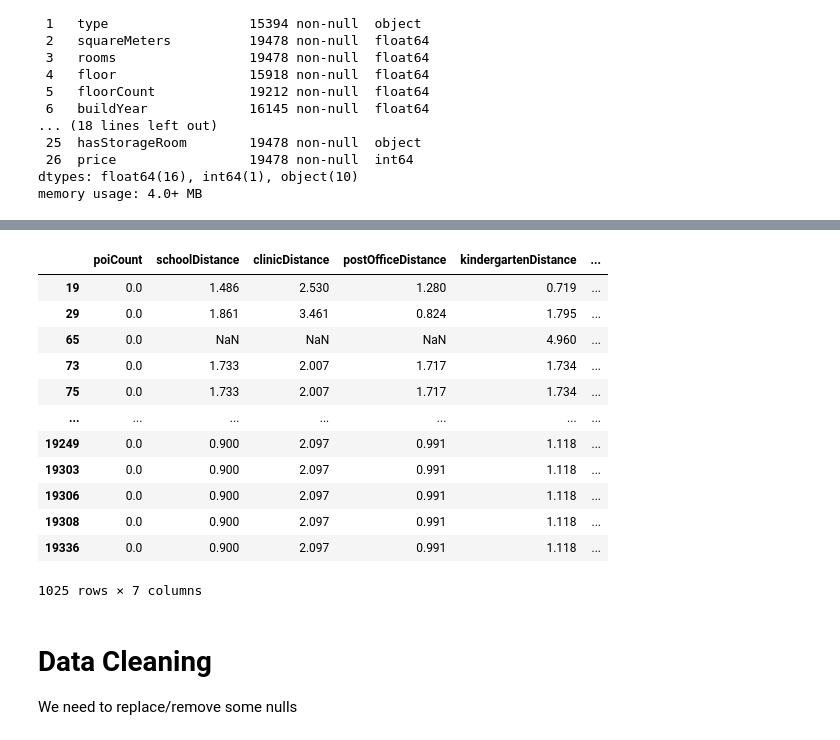
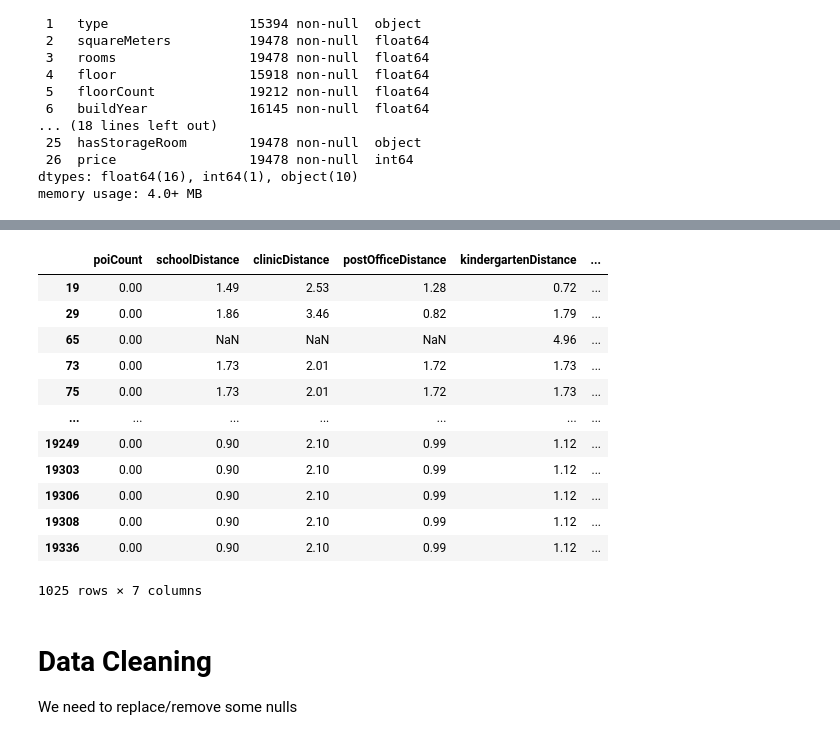
Before and after one commit to PiotrMachaj/Studies, a Jupyter notebook: Apartment Prices in Poland/apartment_prices.ipynb, the cells around one changed output, grey strips where cells are left out. Drawn from its saved outputs; the diff is of its cells as text; code cells hidden in the pictures.

```diff
--- a/Apartment Prices in Poland/apartment_prices.ipynb
+++ b/Apartment Prices in Poland/apartment_prices.ipynb
@@ -81,6 +73,9 @@ Data columns (total 27 columns):
  26  price                 19478 non-null  int64
 dtypes: float64(16), int64(1), object(10)
 memory usage: 4.0+ MB
+# %%
+#Formatting for floats (price)
+pd.set_option('float_format', '{:.2f}'.format)
 # %%
 df.describe()
 # %% [output]
@@ -96,19 +91,20 @@ df.describe()
 # %%
 #Even for the records where within 500m there is no POI, we still mostly have distance to the nearest Post Office, school, clinic etc.
-df[df['poiCount']==0][['poiCount','schoolDistance',	'clinicDistance', 'postOfficeDistance',	'kindergartenDistance',	'restaurantDistance',	'collegeDistance']]
+df[df['poiCount']==0][['poiCount','schoolDistance',	'clinicDistance', 'postOfficeDistance',
+                       'kindergartenDistance',	'restaurantDistance',	'collegeDistance']]
 # %% [output]
 |  | poiCount | schoolDistance | clinicDistance | postOfficeDistance | kindergartenDistance | ... |
-| 19 | 0.0 | 1.486 | 2.530 | 1.280 | 0.719 | ... |
-| 29 | 0.0 | 1.861 | 3.461 | 0.824 | 1.795 | ... |
-| 65 | 0.0 | NaN | NaN | NaN | 4.960 | ... |
-| 73 | 0.0 | 1.733 | 2.007 | 1.717 | 1.734 | ... |
-| 75 | 0.0 | 1.733 | 2.007 | 1.717 | 1.734 | ... |
+| 19 | 0.00 | 1.49 | 2.53 | 1.28 | 0.72 | ... |
+| 29 | 0.00 | 1.86 | 3.46 | 0.82 | 1.79 | ... |
+| 65 | 0.00 | NaN | NaN | NaN | 4.96 | ... |
+| 73 | 0.00 | 1.73 | 2.01 | 1.72 | 1.73 | ... |
+| 75 | 0.00 | 1.73 | 2.01 | 1.72 | 1.73 | ... |
 | ... | ... | ... | ... | ... | ... | ... |
-| 19249 | 0.0 | 0.900 | 2.097 | 0.991 | 1.118 | ... |
-| 19303 | 0.0 | 0.900 | 2.097 | 0.991 | 1.118 | ... |
-| 19306 | 0.0 | 0.900 | 2.097 | 0.991 | 1.118 | ... |
-| 19308 | 0.0 | 0.900 | 2.097 | 0.991 | 1.118 | ... |
-| 19336 | 0.0 | 0.900 | 2.097 | 0.991 | 1.118 | ... |
+| 19249 | 0.00 | 0.90 | 2.10 | 0.99 | 1.12 | ... |
+| 19303 | 0.00 | 0.90 | 2.10 | 0.99 | 1.12 | ... |
+| 19306 | 0.00 | 0.90 | 2.10 | 0.99 | 1.12 | ... |
+| 19308 | 0.00 | 0.90 | 2.10 | 0.99 | 1.12 | ... |
+| 19336 | 0.00 | 0.90 | 2.10 | 0.99 | 1.12 | ... |
 1025 rows × 7 columns
 # %% [markdown]
 # Data Cleaning
```
Also changed, not shown: parts of 105 cells of this notebook.
